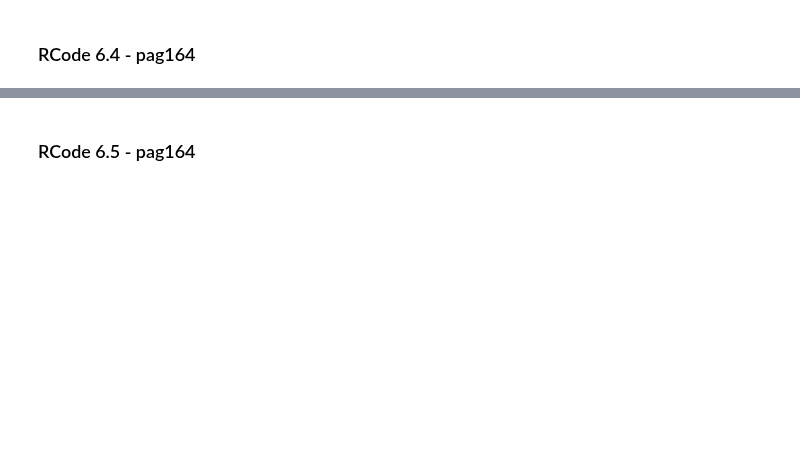
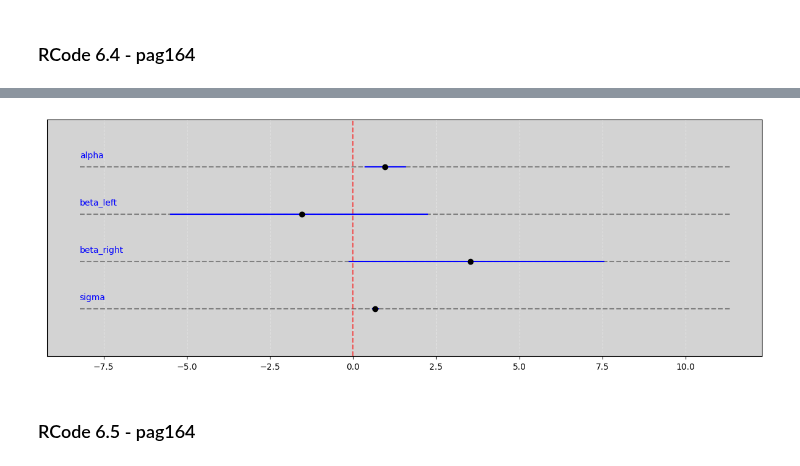
Before and after one commit to rodolphomacedo/statistical_rethinking_pt_BR, a Jupyter notebook: parte_6.ipynb, the cells around one changed output, grey strips where cells are left out. Drawn from its saved outputs; the diff is of its cells as text; code cells hidden in the pictures; blank space fills up the shorter version.

```diff
--- a/parte_6.ipynb
+++ b/parte_6.ipynb
@@ -258,3 +182,7 @@ describe_posteriori(posteriori, vars_post, 0.945, plot=True)
+# %%
+Vide.plot_forest(samples)
+# %% [output]
+[figure, added]
 # %% [markdown]
 ### RCode 6.5 - pag164
 # %%
```
Also changed, not shown: parts of 21 cells of this notebook.
